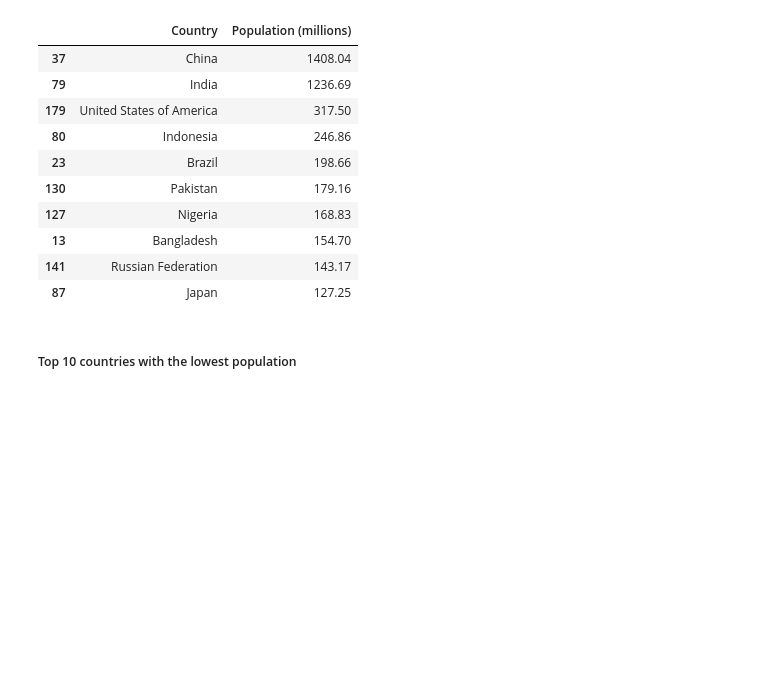
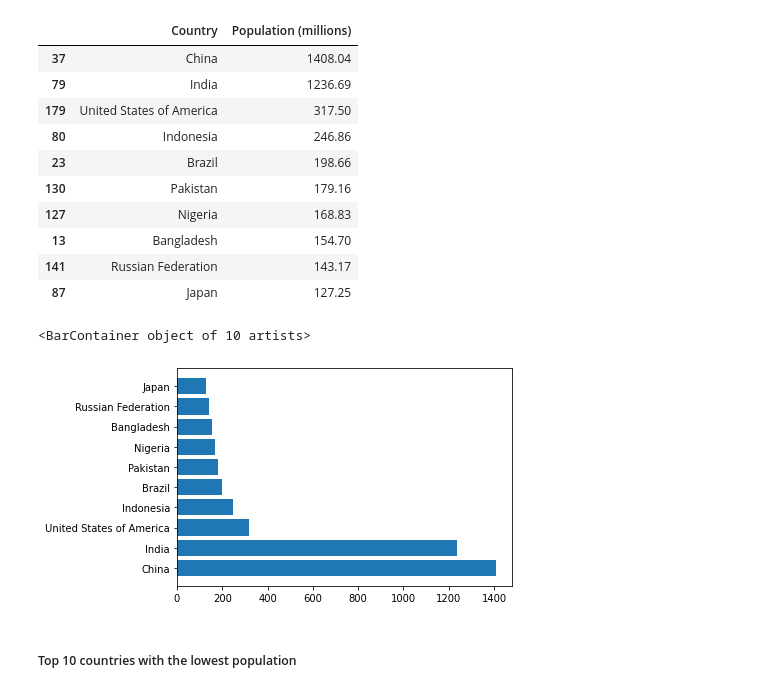
Before and after one commit to erickajanecm/Ecological-Footprint-EDA, a Jupyter notebook: EcologicalFootprint.ipynb, the cells around one changed output. Drawn from its saved outputs; the diff is of its cells as text; code cells hidden in the pictures; blank space fills up the shorter version.

```diff
--- a/EcologicalFootprint.ipynb
+++ b/EcologicalFootprint.ipynb
@@ -217,6 +260,16 @@ EF_df.loc[EF_df['Population (millions)'].nlargest(10).index, ['Country', 'Popula
 | 13 | Bangladesh | 154.70 |
 | 141 | Russian Federation | 143.17 |
 | 87 | Japan | 127.25 |
+# %%
+#Plotting top 10 countries with highest population
+topTenCountries = EF_df.loc[EF_df['Population (millions)'].nlargest(10).index, 'Country']
+population = EF_df.loc[EF_df['Population (millions)'].nlargest(10).index, 'Population (millions)'].sort_values(ascending=False)
+population
+
+plt.barh(topTenCountries, population)
+# %% [output]
+<BarContainer object of 10 artists>
+[figure, added]
 # %% [markdown]
 <h5> Top 10 countries with the lowest population
 # %%
```
Also changed, not shown: parts of 13 cells of this notebook, 6 other files.
